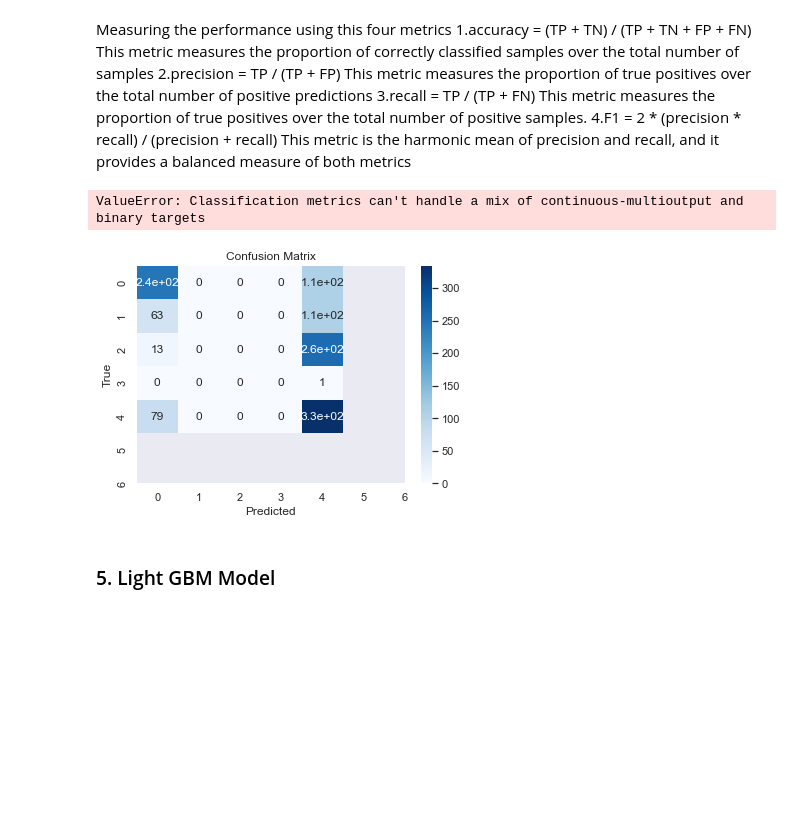
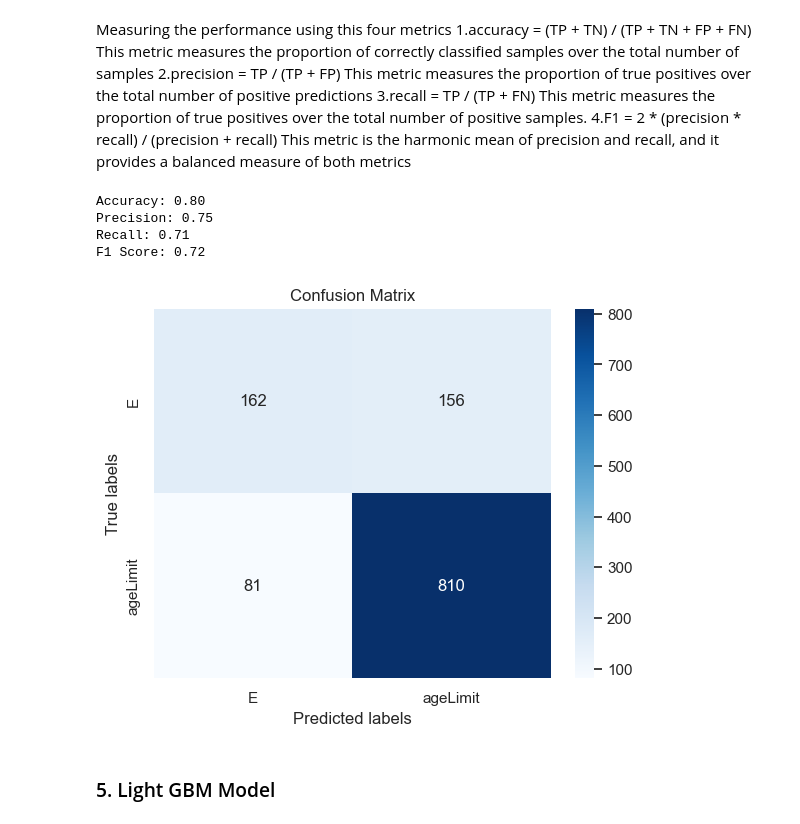
Before and after one commit to jin-qingyang/sc1015_mini_project, a Jupyter notebook: project_version2 3.30.08 PM.ipynb, the cells around one changed output. Saved outputs shown, nothing was run; the diff lists cells and outputs as text; code cells hidden in the pictures; blank space fills up the shorter version.

Commit message:
complete logistic function

```diff
--- a/project_version2 3.30.08 PM.ipynb
+++ b/project_version2 3.30.08 PM.ipynb
@@ -507,11 +536,18 @@ Predicting Rating by global sales
 # %%
+gegs_train, gegs_test, ra_train, ra_test = train_test_split(gegs, ra_new, test_size=0.2)
+
+gegs_train['Genre'].replace(['Sports', 'Racing', 'Platform', 'Misc', 'Action', 'Puzzle',
+       'Shooter', 'Fighting', 'Simulation', 'Role-Playing', 'Adventure',
+       'Strategy'],[0,1,2,3,4,5,6,7,8,9,10,11], inplace=True)
+
+gegs_test['Genre'].replace(['Sports', 'Racing', 'Platform', 'Misc', 'Action', 'Puzzle',
+       'Shooter', 'Fighting', 'Simulation', 'Role-Playing', 'Adventure',
+       'Strategy'],[0,1,2,3,4,5,6,7,8,9,10,11], inplace=True)
 #fitting the model
 from sklearn.linear_model import LogisticRegression
 from sklearn.preprocessing import StandardScaler
-import warnings
-scaler = StandardScaler()
-gegs_train_scaled = scaler.fit_transform(gegs_train)
-with warnings.catch_warnings():
-    warnings.filterwarnings("ignore", category=FutureWarning)
-    logreg = LogisticRegression(max_iter=1000)
-    logreg.fit(gegs_train,ra_train.values.ravel())
+
+
+
+logreg = LogisticRegression(max_iter=1000)
+logreg.fit(gegs_train,ra_train.values.ravel())
@@ -533,36 +571,34 @@ Measuring the performance using this four metrics
 from sklearn.metrics import accuracy_score, precision_score, recall_score, f1_score
 
 
-accuracy = accuracy_score(gegs_test, ra_pred)
-precision = precision_score(gegs_test, ra_pred, average='macro')
-recall = recall_score(gegs_test, ra_pred, average='macro')
-f1 = f1_score(gegs_test, ra_pred, average='macro')
+accuracy = accuracy_score(ra_test, ra_pred)
+precision = precision_score(ra_test, ra_pred, average='macro')
+recall = recall_score(ra_test, ra_pred, average='macro')
+f1 = f1_score(ra_test, ra_pred, average='macro')
 
 print("Accuracy: {:.2f}".format(accuracy))
 print("Precision: {:.2f}".format(precision))
 print("Recall: {:.2f}".format(recall))
 print("F1 Score: {:.2f}".format(f1))
 # %% [output]
-ValueError: Classification metrics can't handle a mix of continuous-multioutput and binary targets
+Accuracy: 0.80
+Precision: 0.75
+Recall: 0.71
+F1 Score: 0.72
 # %%
+from sklearn.metrics import confusion_matrix
 import seaborn as sns
+# create the confusion matrix
 cm = confusion_matrix(ra_test, ra_pred)
 
-# Define the labels for the confusion matrix
-labels = ['0', '1', '2', '3', '4', '5','6']
-
-# Create a heatmap of the confusion matrix
-sns.heatmap(cm, annot=True, cmap='Blues', xticklabels=labels, yticklabels=labels)
-
-# Add labels and title
-plt.xlabel('Predicted')
-plt.ylabel('True')
+# plot the confusion matrix
+sns.heatmap(cm, annot=True, cmap='Blues', fmt='g', xticklabels=unique_classes, yticklabels=unique_classes)
+plt.xlabel('Predicted labels')
+plt.ylabel('True labels')
 plt.title('Confusion Matrix')
-
-# Show the plot
 plt.show()
 # %% [output]
-[figure, old version]
+[figure, new version]
 # %% [markdown]
 ### 5. Light GBM Model
 # %% [markdown]
```
Also changed, not shown: parts of 69 cells of this notebook.
